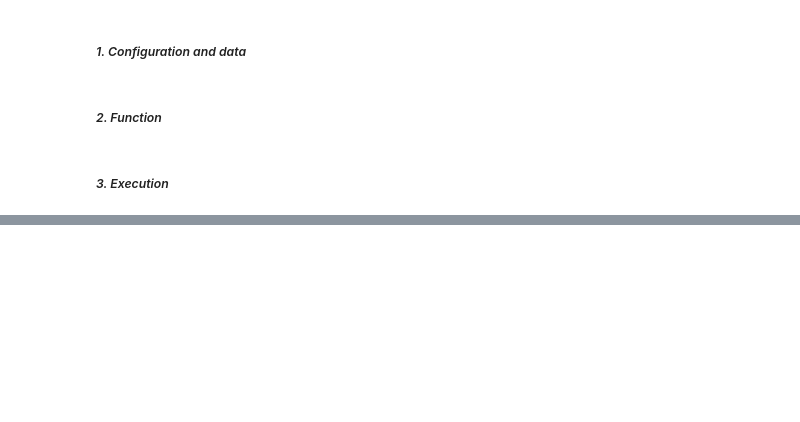
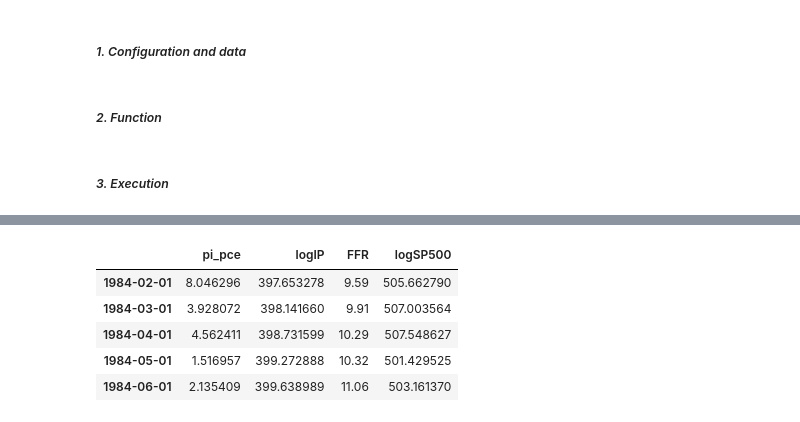
Before and after one commit to carlalucas/macro_ML, a Jupyter notebook: infl_topics.ipynb, the cells around one changed output, grey strips where cells are left out. Drawn from its saved outputs; the diff is of its cells as text; code cells hidden in the pictures; blank space fills up the shorter version.

Commit message:
section 5 adaptation to inflation

```diff
--- a/infl_topics.ipynb
+++ b/infl_topics.ipynb
@@ -46,15 +45,18 @@ Topics loaded: 180 topics over 402 months.
 # %% [markdown]
 ##### *1. Configuration and data*
 # %%
-NAME_MAPPING = {'CPI': 'CPI Inflation', 'PCEPI': 'PCE Inflation'}
+# ---- Load FRED data ----
+cpi = dl.fred_download_csv(cfg.FRED_SERIES["CPIAUCSL"], cfg.FRED_START, cfg.FRED_END).rename(columns={"CPIAUCSL":"CPI"})
+pce = dl.fred_download_csv(cfg.FRED_SERIES["PCEPI"], cfg.FRED_START, cfg.FRED_END).rename(columns={"PCEPI":"PCEPI"})
 
-TICKERS = {'CPIAUCSL': 'CPI', 'PCEPI': 'PCEPI'}
+# Harmonise index en month-start
+for d in (cpi, pce):
+    d.index = d.index.to_period("M").to_timestamp(how="start")
 
-fred_raw = web.DataReader(list(TICKERS.keys()), 'fred', start='1980-01-01')
-fred_m = fred_raw.resample('MS').mean()
+fred_m = pd.concat([cpi, pce], axis=1).dropna()
 data = pd.DataFrame(index=fred_m.index)
 
-data['CPI'] = np.log(fred_m['CPIAUCSL']).diff() * 1200
+data['CPI'] = np.log(fred_m['CPI']).diff() * 1200
 data['PCEPI'] = np.log(fred_m['PCEPI']).diff() * 1200
 
 data = data.dropna()
@@ -192,0 +199,69 @@ Out-of-Sample R2 : 0.14
+# %%
+print("[1/5] Loading theta topics ...")
+theta = dl.load_theta(cfg.THETA_FILE)  # index month-start
+topic_cols = list(theta.columns)
+
+print("[2/5] Downloading FRED series (INDPRO, FEDFUNDS, PCEPI) ...")
+indpro = dl.fred_download_csv(cfg.FRED_SERIES["INDPRO"], cfg.FRED_START, cfg.FRED_END).rename(columns={"INDPRO":"INDPRO"})
+ffr    = dl.fred_download_csv(cfg.FRED_SERIES["FEDFUNDS"], cfg.FRED_START, cfg.FRED_END).rename(columns={"FEDFUNDS":"FFR"})
+pcepi  = dl.fred_download_csv(cfg.FRED_SERIES["PCEPI"], cfg.FRED_START, cfg.FRED_END).rename(columns={"PCEPI":"PCEPI"})
+
+# Harmonise index en month-start
+for d in (indpro, ffr, pcepi):
+    d.index = d.index.to_period("M").to_timestamp(how="start")
+
+print("[3/5] Downloading SP500 daily from Stooq + convert to monthly last ...")
+sp500_daily = dl.stooq_download_spx_daily(cfg.FRED_START, cfg.FRED_END)
+sp500_m = dl.to_monthly(sp500_daily, how="last")
+sp500_m.index = sp500_m.index.to_period("M").to_timestamp(how="start")
+
+# ----- Transformations -----
+# logIP_t et logSP500_t (comme dans ton script: 100*log(level))
+df_macro = pd.concat([indpro["INDPRO"], ffr["FFR"], pcepi["PCEPI"], sp500_m["SP500"]], axis=1).sort_index()
+
+df_macro["logIP"]    = 100.0 * dl.safe_log(df_macro["INDPRO"])
+df_macro["logSP500"] = 100.0 * dl.safe_log(df_macro["SP500"])
+
+# inflation PCE headline: pi_t = 1200 * log(P_t/P_{t-1})
+df_macro["pi_pce"] = 1200.0 * (dl.safe_log(df_macro["PCEPI"]) - dl.safe_log(df_macro["PCEPI"].shift(1)))
+# keep only y vars in requested order
+y_raw = df_macro[["pi_pce", "logIP", "FFR", "logSP500"]].loc[cfg.FRED_START:cfg.FRED_END].dropna()
+
+print("y_raw head:")
+display(y_raw.head())
+
+print("[4/5] Optional: load EPU, VIX/VXO, UMCSENT (comme 5.3 du papier) ...")
+# EPU
+epu = dl.load_epu_xlsx(cfg.EPU_XLSX_FILE).rename("EPU")
+epu = epu.reindex(y_raw.index)
+
+# VIX complété par VXO avant 1990 (même logique que ton script)
+vix_daily = dl.fred_download_csv(cfg.FRED_SERIES["VIXCLS"], cfg.FRED_START, cfg.FRED_END)
+vix_m = dl.to_monthly(vix_daily, how="last").rename(columns={"VIXCLS":"VIX"})
+vix_m.index = vix_m.index.to_period("M").to_timestamp(how="start")
+
+vxo_daily = dl.fred_download_csv(cfg.FRED_SERIES["VXOCLS"], cfg.FRED_START, cfg.FRED_END)
+vxo_m = dl.to_monthly(vxo_daily, how="last").rename(columns={"VXOCLS":"VIX"})
+vxo_m.index = vxo_m.index.to_period("M").to_timestamp(how="start")
+
+cut = vix_m.index.min()
+vix_full = pd.concat([vxo_m.loc[vxo_m.index < cut], vix_m]).sort_index()
+
+# UMCSENT
+umcs = dl.fred_download_csv(cfg.FRED_SERIES["UMCSENT"], cfg.FRED_START, cfg.FRED_END).rename(columns={"UMCSENT":"UMCSENT"})
+umcs.index = umcs.index.to_period("M").to_timestamp(how="start")
+
+print("[5/5] Build x_all = topics + (EPU, VIX, UMCSENT) ...")
+x_topics = 100.0 * theta.copy()               # en %
+x_all = pd.concat([x_topics, epu, vix_full["VIX"], umcs["UMCSENT"]], axis=1).dropna()
+
+# Align y/x et impose start pour GL-VAR
+joint = pd.concat([y_raw, x_all], axis=1).dropna()
+joint = joint.loc[cfg.VAR_GL_START:]
+y_all = joint[cfg.Y_ORDER]
+x_all = joint[x_all.columns]
+
+print("Aligned sample:")
+print("  y_all:", y_all.shape, y_all.index.min(), "->", y_all.index.max())
+print("  x_all:", x_all.shape, x_all.index.min(), "->", x_all.index.max())
+# %% [output]
@@ -192,0 +272,6 @@ Out-of-Sample R2 : 0.14
+|  | pi_pce | logIP | FFR | logSP500 |
+| 1984-02-01 | 8.046296 | 397.653278 | 9.59 | 505.662790 |
+| 1984-03-01 | 3.928072 | 398.141660 | 9.91 | 507.003564 |
+| 1984-04-01 | 4.562411 | 398.731599 | 10.29 | 507.548627 |
+| 1984-05-01 | 1.516957 | 399.272888 | 10.32 | 501.429525 |
+| 1984-06-01 | 2.135409 | 399.638989 | 11.06 | 503.161370 |
```
Also changed, not shown: parts of 30 cells of this notebook, 23 other files.
